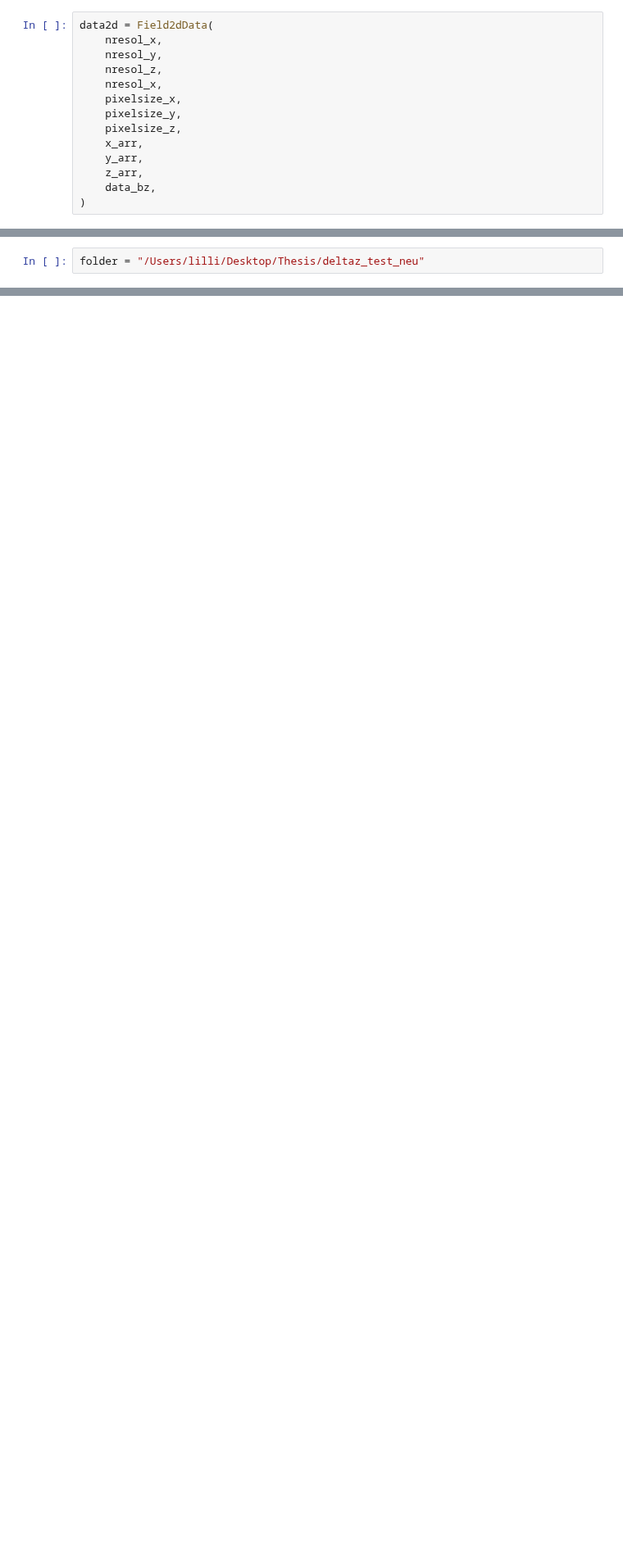
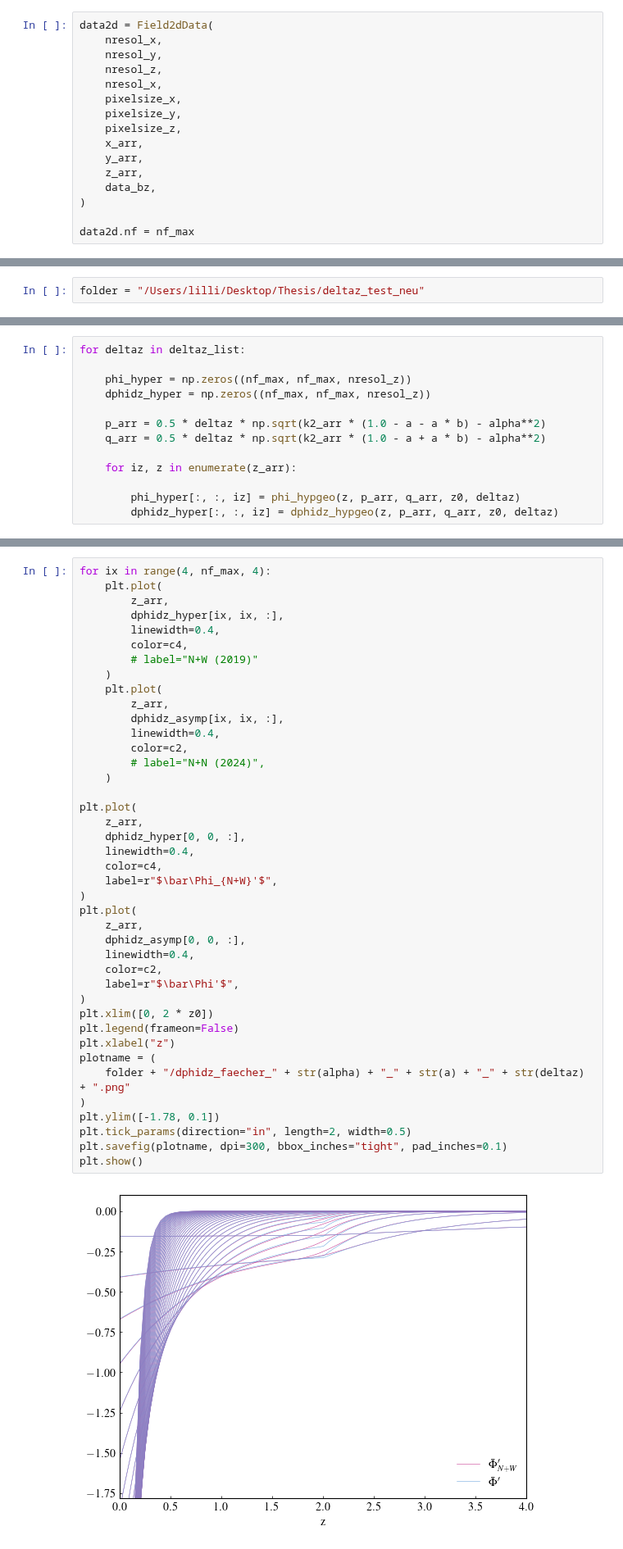
Before and after one commit to LMNadol/mflex, a Jupyter notebook: mhsflex/test_deltaz.ipynb, the cells around one changed output, grey strips where cells are left out. Shown at 82% size. Drawn from its saved outputs; the diff is of its cells as text; blank space fills up the shorter version.

```diff
--- a/mhsflex/test_deltaz.ipynb
+++ b/mhsflex/test_deltaz.ipynb
@@ -74,6 +77,8 @@ data2d = Field2dData(
     z_arr,
     data_bz,
 )
+
+data2d.nf = nf_max
 # %%
 a = 0.44
 alpha = 0.05
@@ -124,3 +135,16 @@ for deltaz in deltaz_list:
+# %%
+for deltaz in deltaz_list:
+
+    phi_hyper = np.zeros((nf_max, nf_max, nresol_z))
+    dphidz_hyper = np.zeros((nf_max, nf_max, nresol_z))
+
+    p_arr = 0.5 * deltaz * np.sqrt(k2_arr * (1.0 - a - a * b) - alpha**2)
+    q_arr = 0.5 * deltaz * np.sqrt(k2_arr * (1.0 - a + a * b) - alpha**2)
+
+    for iz, z in enumerate(z_arr):
+
+        phi_hyper[:, :, iz] = phi_hypgeo(z, p_arr, q_arr, z0, deltaz)
+        dphidz_hyper[:, :, iz] = dphidz_hypgeo(z, p_arr, q_arr, z0, deltaz)
 # %%
 c4 = (0.784, 0.231, 0.576)
 
@@ -478,0 +194,43 @@ plt.show()
+# %%
+for ix in range(4, nf_max, 4):
+    plt.plot(
+        z_arr,
+        dphidz_hyper[ix, ix, :],
+        linewidth=0.4,
+        color=c4,
+        # label="N+W (2019)"
+    )
+    plt.plot(
+        z_arr,
+        dphidz_asymp[ix, ix, :],
+        linewidth=0.4,
+        color=c2,
+        # label="N+N (2024)",
+    )
+
+plt.plot(
+    z_arr,
+    dphidz_hyper[0, 0, :],
+    linewidth=0.4,
+    color=c4,
+    label=r"$\bar\Phi_{N+W}'$",
+)
+plt.plot(
+    z_arr,
+    dphidz_asymp[0, 0, :],
+    linewidth=0.4,
+    color=c2,
+    label=r"$\bar\Phi'$",
+)
+plt.xlim([0, 2 * z0])
+plt.legend(frameon=False)
+plt.xlabel("z")
+plotname = (
+    folder + "/dphidz_faecher_" + str(alpha) + "_" + str(a) + "_" + str(deltaz) + ".png"
+)
+plt.ylim([-1.78, 0.1])
+plt.tick_params(direction="in", length=2, width=0.5)
+plt.savefig(plotname, dpi=300, bbox_inches="tight", pad_inches=0.1)
+plt.show()
+# %% [output]
+[figure, added]
```
Also changed, not shown: parts of 30 cells of this notebook, 3 other files.
